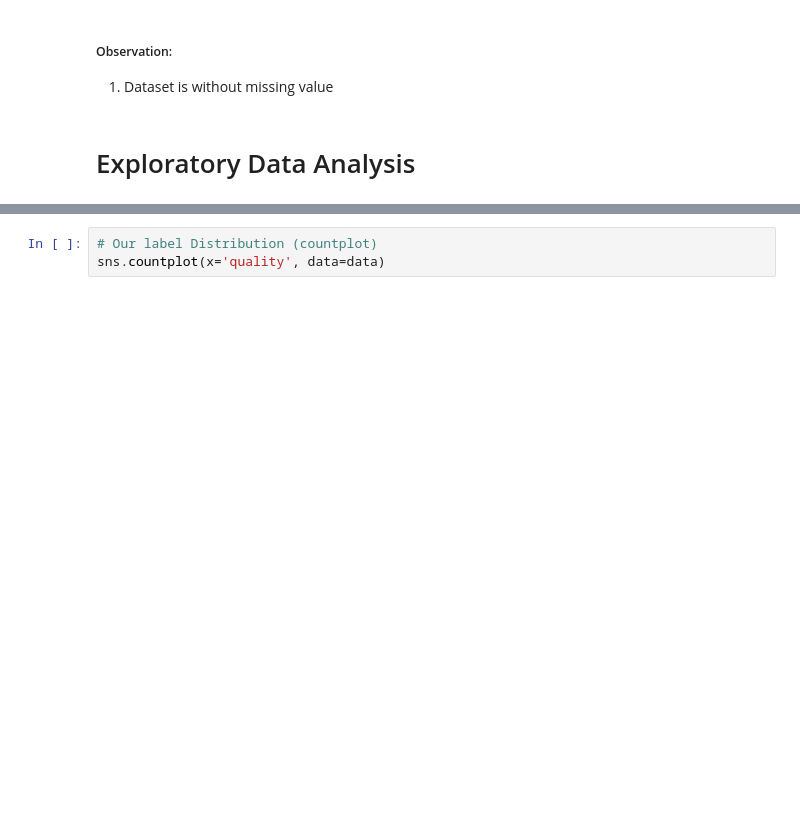
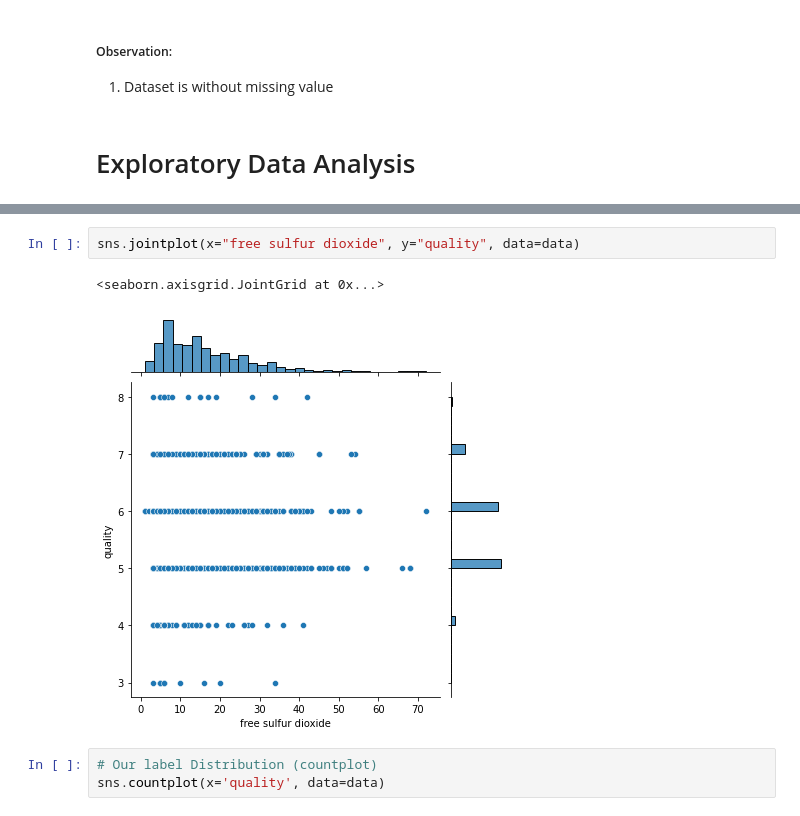
Before and after one commit to dhrey112/ML_Course_19-11-20, a Jupyter notebook: Project/19-11-2020 ML Course Nigeria Project 'name'.ipynb, the cells around one changed output, grey strips where cells are left out. Drawn from its saved outputs; the diff is of its cells as text; blank space fills up the shorter version.

```diff
--- a/Project/19-11-2020 ML Course Nigeria Project 'name'.ipynb
+++ b/Project/19-11-2020 ML Course Nigeria Project 'name'.ipynb
@@ -99,3 +121,8 @@ dtype: int64
+# %%
+sns.jointplot(x="free sulfur dioxide", y="quality", data=data)
+# %% [output]
+<seaborn.axisgrid.JointGrid at 0x...>
+[figure, added]
 # %%
 # Our label Distribution (countplot)
 sns.countplot(x='quality', data=data)
```
Also changed, not shown: parts of 9 cells of this notebook, 3 other files.
